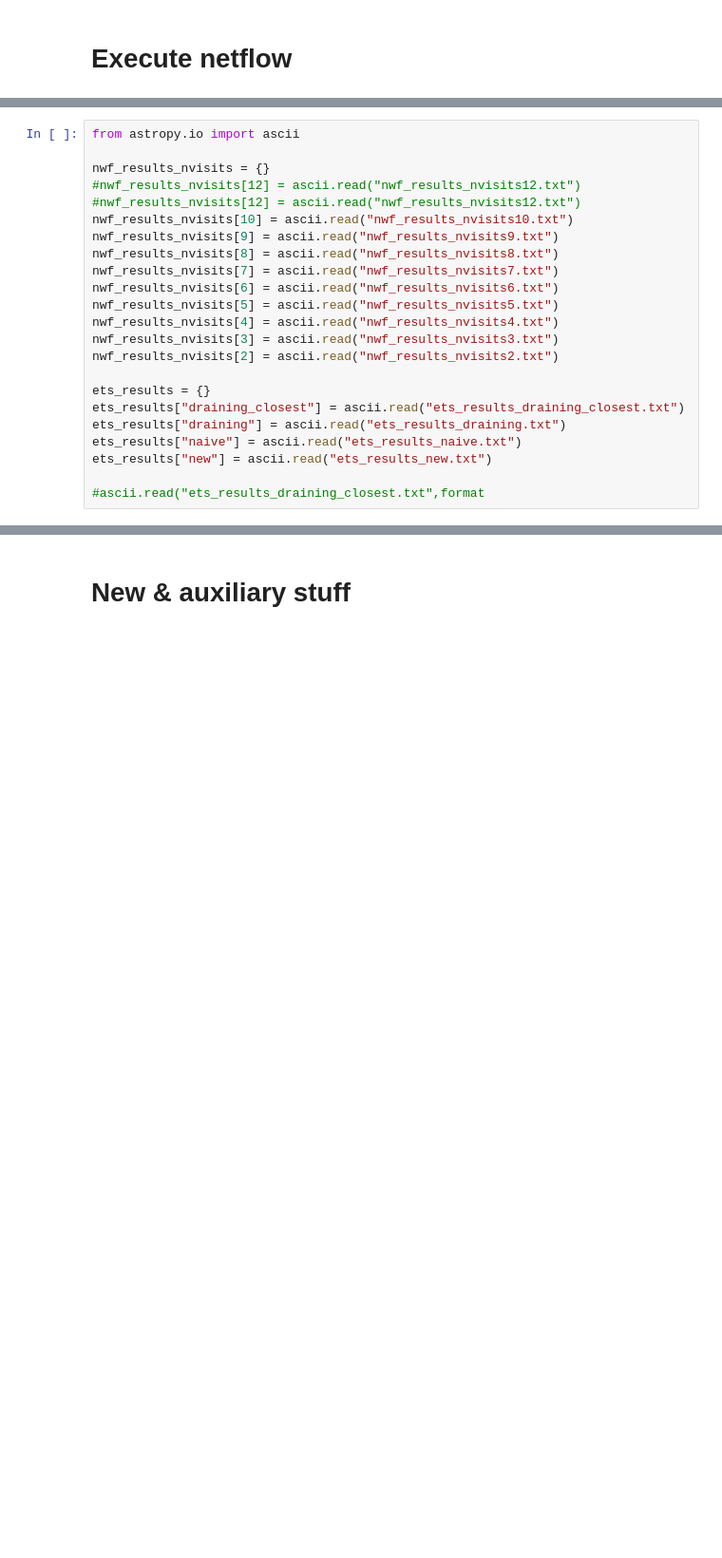
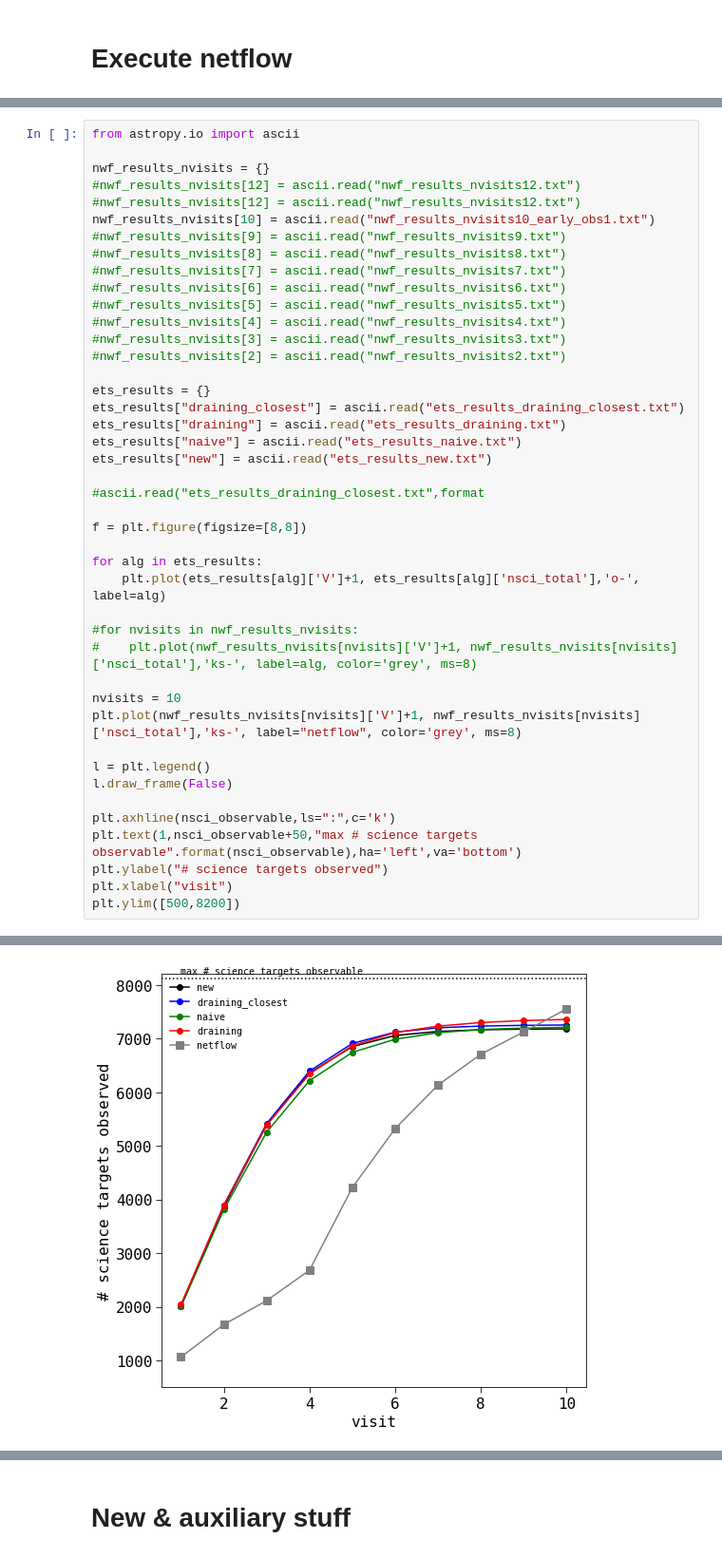
Before and after one commit to Subaru-PFS/ets_networkflow, a Jupyter notebook: netflow.ipynb, the cells around one changed output, grey strips where cells are left out. Shown at 95% size. Drawn from its saved outputs; the diff is of its cells as text; blank space fills up the shorter version.

```diff
--- a/netflow.ipynb
+++ b/netflow.ipynb
@@ -639,15 +786,15 @@ from astropy.io import ascii
 nwf_results_nvisits = {}
 #nwf_results_nvisits[12] = ascii.read("nwf_results_nvisits12.txt")
 #nwf_results_nvisits[12] = ascii.read("nwf_results_nvisits12.txt")
-nwf_results_nvisits[10] = ascii.read("nwf_results_nvisits10.txt")
-nwf_results_nvisits[9] = ascii.read("nwf_results_nvisits9.txt")
-nwf_results_nvisits[8] = ascii.read("nwf_results_nvisits8.txt")
-nwf_results_nvisits[7] = ascii.read("nwf_results_nvisits7.txt")
-nwf_results_nvisits[6] = ascii.read("nwf_results_nvisits6.txt")
-nwf_results_nvisits[5] = ascii.read("nwf_results_nvisits5.txt")
-nwf_results_nvisits[4] = ascii.read("nwf_results_nvisits4.txt")
-nwf_results_nvisits[3] = ascii.read("nwf_results_nvisits3.txt")
-nwf_results_nvisits[2] = ascii.read("nwf_results_nvisits2.txt")
+nwf_results_nvisits[10] = ascii.read("nwf_results_nvisits10_early_obs1.txt")
+#nwf_results_nvisits[9] = ascii.read("nwf_results_nvisits9.txt")
+#nwf_results_nvisits[8] = ascii.read("nwf_results_nvisits8.txt")
+#nwf_results_nvisits[7] = ascii.read("nwf_results_nvisits7.txt")
+#nwf_results_nvisits[6] = ascii.read("nwf_results_nvisits6.txt")
+#nwf_results_nvisits[5] = ascii.read("nwf_results_nvisits5.txt")
+#nwf_results_nvisits[4] = ascii.read("nwf_results_nvisits4.txt")
+#nwf_results_nvisits[3] = ascii.read("nwf_results_nvisits3.txt")
+#nwf_results_nvisits[2] = ascii.read("nwf_results_nvisits2.txt")
 
 ets_results = {}
 ets_results["draining_closest"] = ascii.read("ets_results_draining_closest.txt")
@@ -656,3 +803,24 @@ ets_results["naive"] = ascii.read("ets_results_naive.txt")
 ets_results["new"] = ascii.read("ets_results_new.txt")
 
 #ascii.read("ets_results_draining_closest.txt",format
+
+f = plt.figure(figsize=[8,8])
+
+for alg in ets_results:
+    plt.plot(ets_results[alg]['V']+1, ets_results[alg]['nsci_total'],'o-', label=alg)
+
+#for nvisits in nwf_results_nvisits:
+#    plt.plot(nwf_results_nvisits[nvisits]['V']+1, nwf_results_nvisits[nvisits]['nsci_total'],'ks-', label=alg, color='grey', ms=8)
+
+nvisits = 10
+plt.plot(nwf_results_nvisits[nvisits]['V']+1, nwf_results_nvisits[nvisits]['nsci_total'],'ks-', label="netflow", color='grey', ms=8)
+
+l = plt.legend()
+l.draw_frame(False)
+
+plt.axhline(nsci_observable,ls=":",c='k')
+plt.text(1,nsci_observable+50,"max # science targets observable".format(nsci_observable),ha='left',va='bottom')
+plt.ylabel("# science targets observed")
+plt.xlabel("visit")
+plt.ylim([500,8200])
+# %% [output]
@@ -658,0 +828 @@ ets_results["new"] = ascii.read("ets_results_new.txt")
+[figure, added]
```
Also changed, not shown: parts of 27 cells of this notebook, 4 other files.
